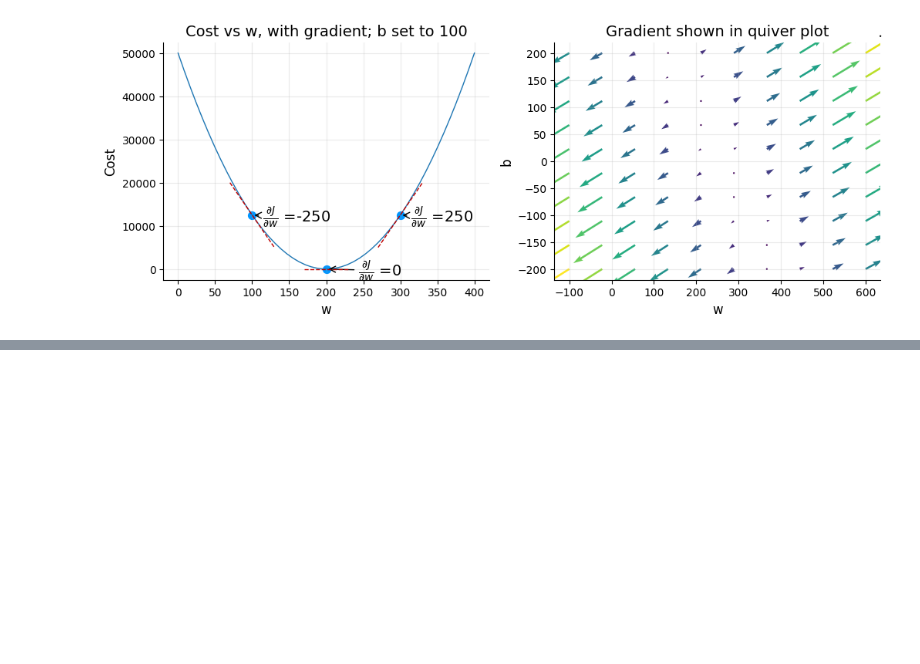
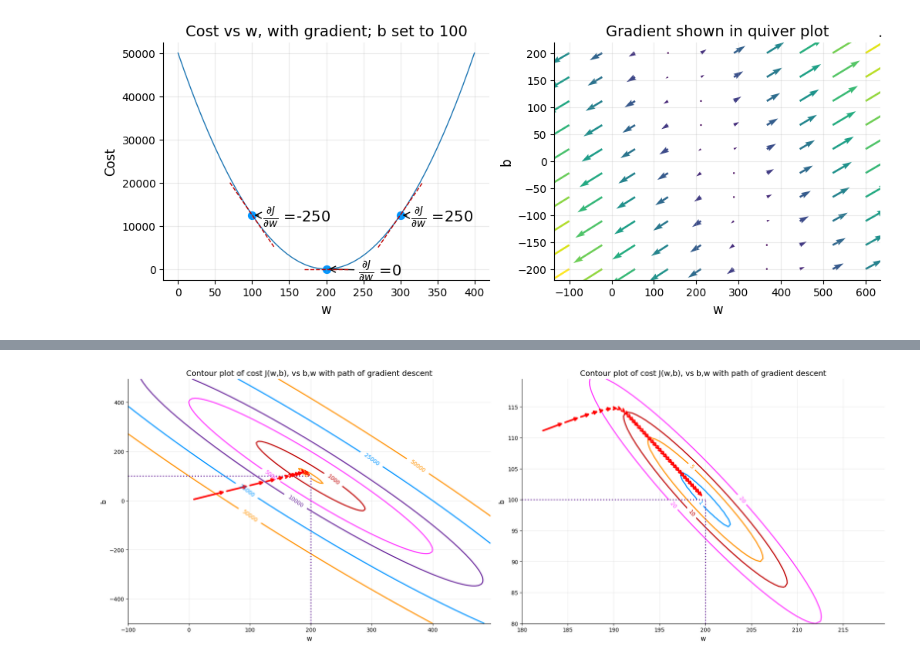
Before and after one commit to Zhangrx0211/jupyter-notebook, a Jupyter notebook: mechine/C1_W1_Linear_Regression/03_gradient_descent.ipynb, the cells around one changed output, grey strips where cells are left out. Drawn from its saved outputs; the diff is of its cells as text; code cells hidden in the pictures; blank space fills up the shorter version.

```diff
--- a/mechine/C1_W1_Linear_Regression/03_gradient_descent.ipynb
+++ b/mechine/C1_W1_Linear_Regression/03_gradient_descent.ipynb
@@ -236,0 +310,60 @@ Iteration 9000: Cost 2.90e-05  dj_dw: -1.082e-03, dj_db:  1.751e-03   w:  2.000e
+# %%
+"""
+8,可视化梯度下降路径
+    这一部分使用课程提供的 plt_contour_wgrad 函数
+
+    这个单元格会在同一行画两张图：
+
+    左图：
+        观察梯度下降的整体路径
+        看 w,b 是如何从初始位置走向最低点附近的
+
+    右图：
+        放大最低点附近
+        更清楚地观察最后几步是否接近最优解
+
+    核心：
+        p_hist 保存了梯度下降过程中每一步的 w,b
+        plt_contour_wgrad 会把这些 w,b 画在成本函数等高线图上
+        如果路径逐渐靠近中心，说明梯度下降在正常工作
+"""
+
+# 创建一个画布，并在同一行创建两个子图
+# 1, 2 表示：1 行 2 列
+# constrained_layout=True 表示自动调整图像布局，避免标题和坐标轴挤在一起
+# figsize=(12, 4) 表示图像大小
+fig, (ax1, ax2) = plt.subplots(1, 2, constrained_layout=True, figsize=(20, 7))
+
+
+# =========================
+# 左图：整体观察梯度下降路径
+# =========================
+
+# x_train, y_train 是训练数据
+# p_hist 是梯度下降过程中保存下来的 w,b 历史
+# ax1 表示把图画到左边这个子图上
+plt.sca(ax1)
+plt_contour_wgrad(x_train, y_train, p_hist, ax1)
+
+
+# =========================
+# 右图：放大观察最低点附近
+# =========================
+
+# 这里额外设置 w_range 和 b_range
+# 目的是只观察最优解附近的小范围
+plt.sca(ax2)
+plt_contour_wgrad(
+    x_train,
+    y_train,
+    p_hist,
+    ax2,
+    w_range=[180, 220, 0.5],      # w 的显示范围：180 到 220，每隔 0.5 取一个点
+    b_range=[80, 120, 0.5],       # b 的显示范围：80 到 120，每隔 0.5 取一个点
+    contours=[1, 5, 10, 20],      # 只画 cost = 1,5,10,20 的等高线
+    resolution=0.5                # 图像计算精度，数值越小图越细
+)
+
+plt.show()
+# %% [output]
+[figure, added]
```
Also changed, not shown: parts of 4 cells of this notebook, 2 other files.
